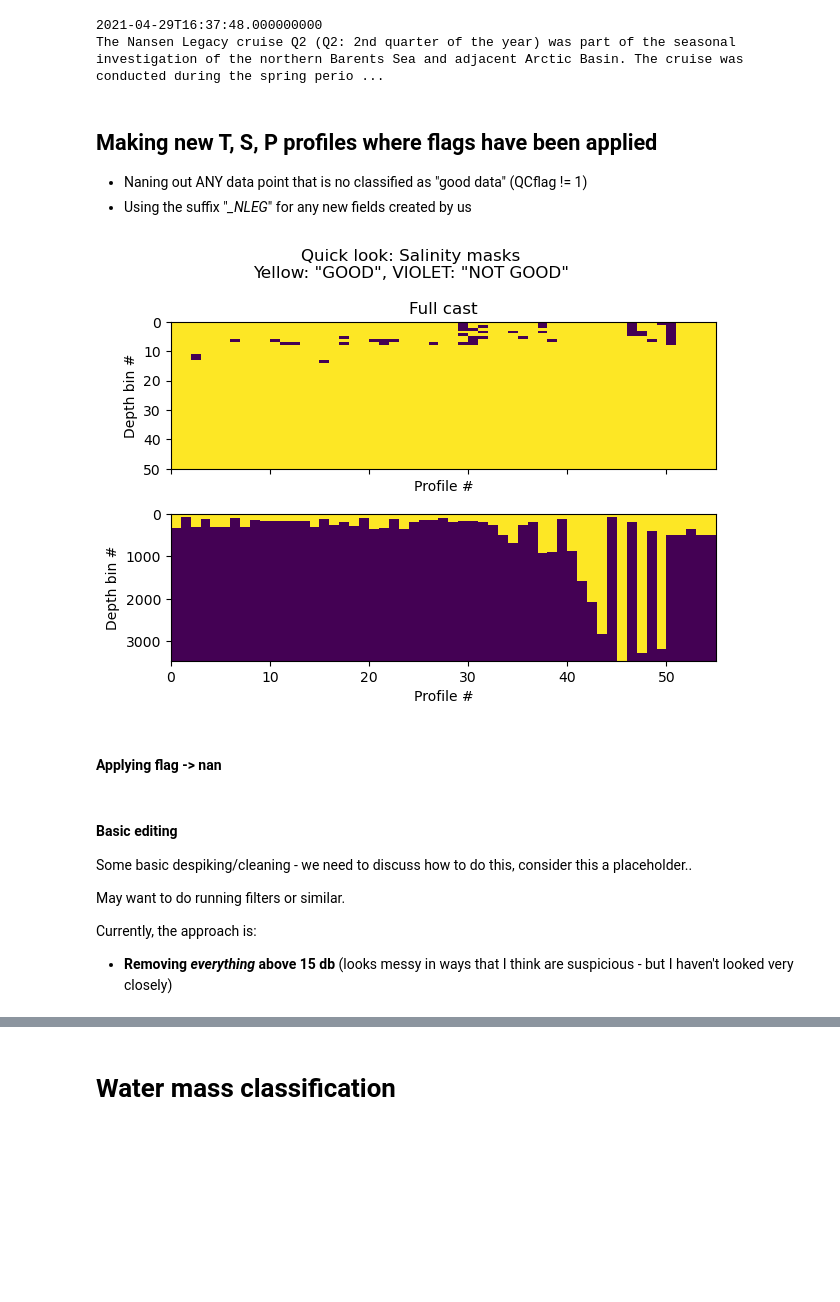
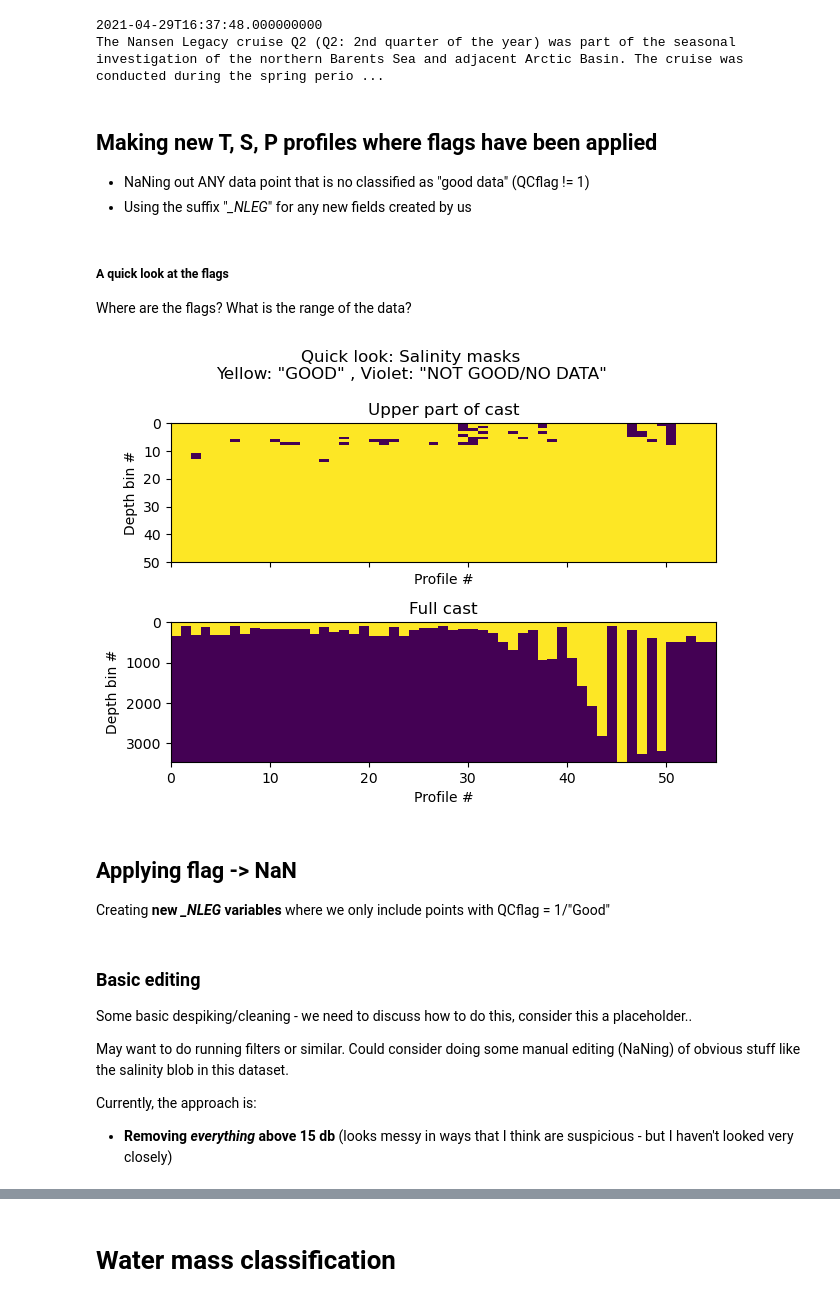
Before and after one commit to oyvfoss/water_mass_nleg, a Jupyter notebook: code/DRAFT - NL CTD PROCESSING SCRIPT.ipynb, the cells around one changed output, grey strips where cells are left out. Cells and saved outputs as stored; diff of their text form; code cells hidden in the pictures; blank space fills up the shorter version.

```diff
--- a/code/DRAFT - NL CTD PROCESSING SCRIPT.ipynb
+++ b/code/DRAFT - NL CTD PROCESSING SCRIPT.ipynb
@@ -48,38 +49,44 @@ outfile_loc = '/home/oyvindl/work/projects/water_mass_nleg/ctd_data/NLEG/'
 # %% [markdown]
 ## Making new T, S, P profiles where flags have been applied
 
-- Naning out ANY data point that is no classified as "good data" (QCflag != 1)
+- NaNing out ANY data point that is no classified as "good data" (QCflag != 1)
 - Using the suffix "*_NLEG*" for any new fields created by us
+# %% [markdown]
+##### A quick look at the flags
+Where are the flags? What is the range of the data?
 # %%
 plot_good_PSAL = True # Quick plot of the flag
 
 if plot_good_PSAL:
     fig, ax = plt.subplots(2,1, sharex = True)
     ax[0].pcolormesh(d['PSAL_QC'].T==1)
     ax[1].pcolormesh(d['PSAL_QC'].T==1)
     ax[0].set_ylim(50, 0)
     #ax[1].set_ylim(50, None)
     ax[1].invert_yaxis()
     for axn in ax:
         axn.set_ylabel('Depth bin #')
         axn.set_xlabel('Profile #')
     ax[0].set_title('Upper part of cast')
-    ax[0].set_title('Full cast')
-    fig.suptitle('Quick look: Salinity masks\nYellow: "GOOD", VIOLET: "NOT GOOD"')
+    ax[1].set_title('Full cast')
+    fig.suptitle('Quick look: Salinity masks\nYellow: "GOOD" , Violet: "NOT GOOD/NO DATA"')
     plt.tight_layout()
 # %% [output]
-[figure, old version]
+[figure, new version]
 # %% [markdown]
-#### Applying flag -> nan
+## Applying flag -> NaN
+
+Creating **new *_NLEG* variables** where we only include points with QCflag = 1/"Good"
 # %%
 d['PSAL_NLEG'] = d.PSAL.where(d.PSAL_QC==1)
 d['TEMP_NLEG'] = d.TEMP.where(d.TEMP_QC==1)
 d['PRES_NLEG'] = d.PRES.where(d.PRES_QC==1)
 # %% [markdown]
-#### Basic  editing
+### Basic  editing
 Some basic despiking/cleaning - we need to discuss how to do this, consider this a placeholder..
 
-May want to do running filters or similar.
+May want to do running filters or similar. Could consider doing some manual editing (NaNing) of obvious stuff like
+the salinity blob in this dataset.
 
 Currently, the approach is:
 
```
Also changed, not shown: parts of 24 cells of this notebook.
